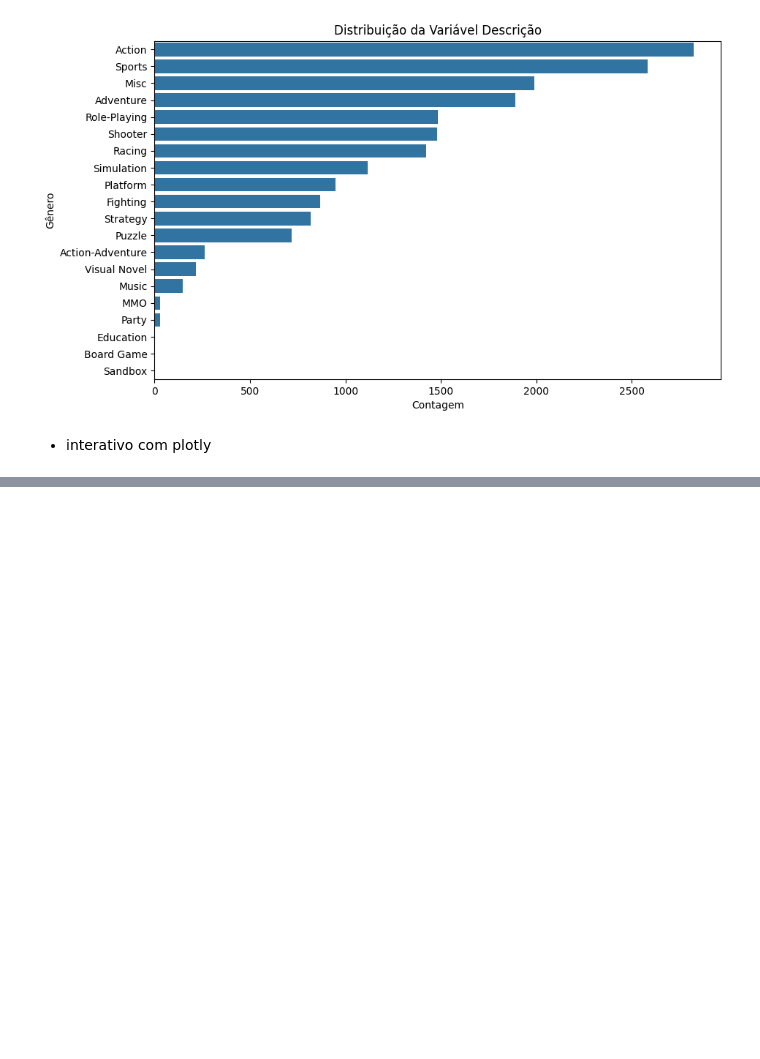
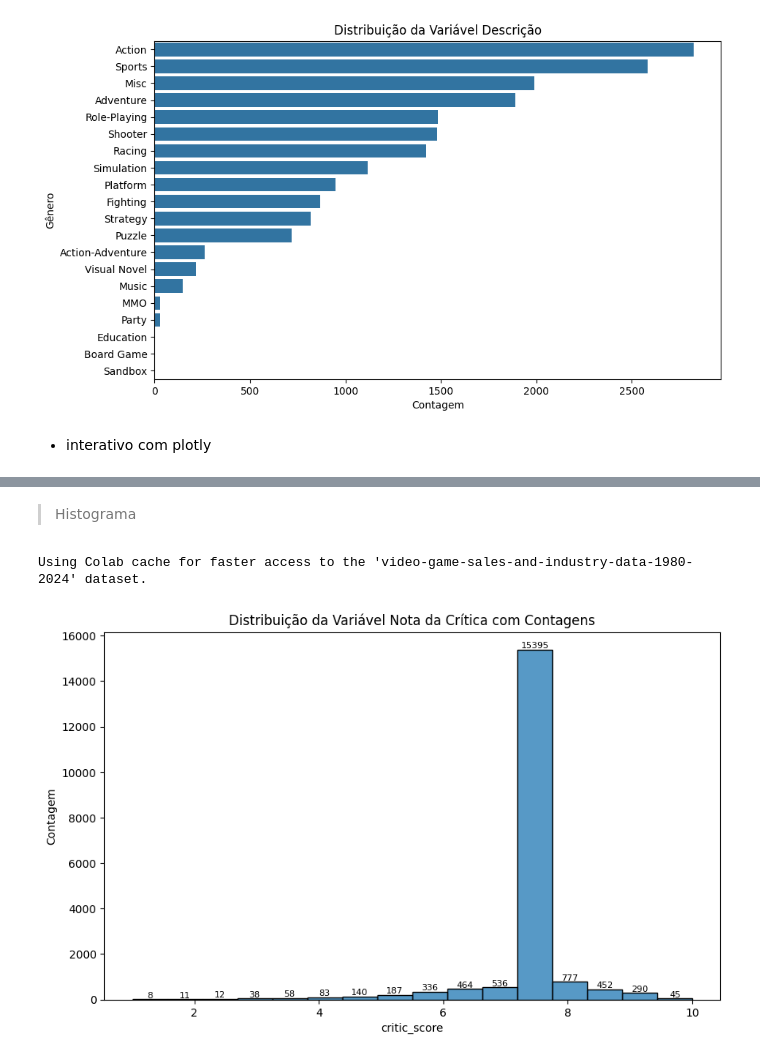
Before and after one commit to sarahbeatriz0205/tecnicas-analise-dados-tads, a Jupyter notebook: meu_notebook.ipynb, the cells around one changed output, grey strips where cells are left out. Saved outputs shown, nothing was run; the diff lists cells and outputs as text; code cells hidden in the pictures; blank space fills up the shorter version.

```diff
--- a/meu_notebook.ipynb
+++ b/meu_notebook.ipynb
@@ -285,0 +327,32 @@ grafico.show()
+# %% [markdown]
+> Histograma
+# %%
+import pandas as pd
+import kagglehub
+import matplotlib.pyplot as plt
+import seaborn as sns
+
+# Carregar o DataFrame df, caso não esteja carregado
+path = kagglehub.dataset_download("bhushandivekar/video-game-sales-and-industry-data-1980-2024") # aqui ele baixa uma pasta com os dados
+df = pd.read_csv(path + "/Video_Games_Sales_Cleaned.csv")
+bin_size=len(df["critic_score"].value_counts()) # Total de valores difeentes
+plt.figure(figsize=(10, 6))
+ax = sns.histplot(data=df, x='critic_score', bins='auto') # Changed stat to 'count' and adjusted bins
+plt.title('Distribuição da Variável Nota da Crítica com Contagens')
+plt.xlabel('critic_score')
+plt.ylabel('Contagem') # Rótulo alterado para Contagem
+
+# Add labels on top of bars
+for p in ax.patches:
+    # Get the height of the bar. It's the count.
+    height = p.get_height()
+    # If the height is 0, skip it to avoid clutter
+    if height > 0:
+        ax.text(p.get_x() + p.get_width() / 2., # x-coordinate of text (center of bar)
+                height, # y-coordinate of text (top of bar)
+                f'{int(height)}', # text to display (integer count)
+                ha='center', va='bottom', fontsize=8) # horizontal and vertical alignment
+plt.show()
+# %% [output]
+Using Colab cache for faster access to the 'video-game-sales-and-industry-data-1980-2024' dataset.
+[figure, added]
```
Also changed, not shown: parts of 10 cells of this notebook.
